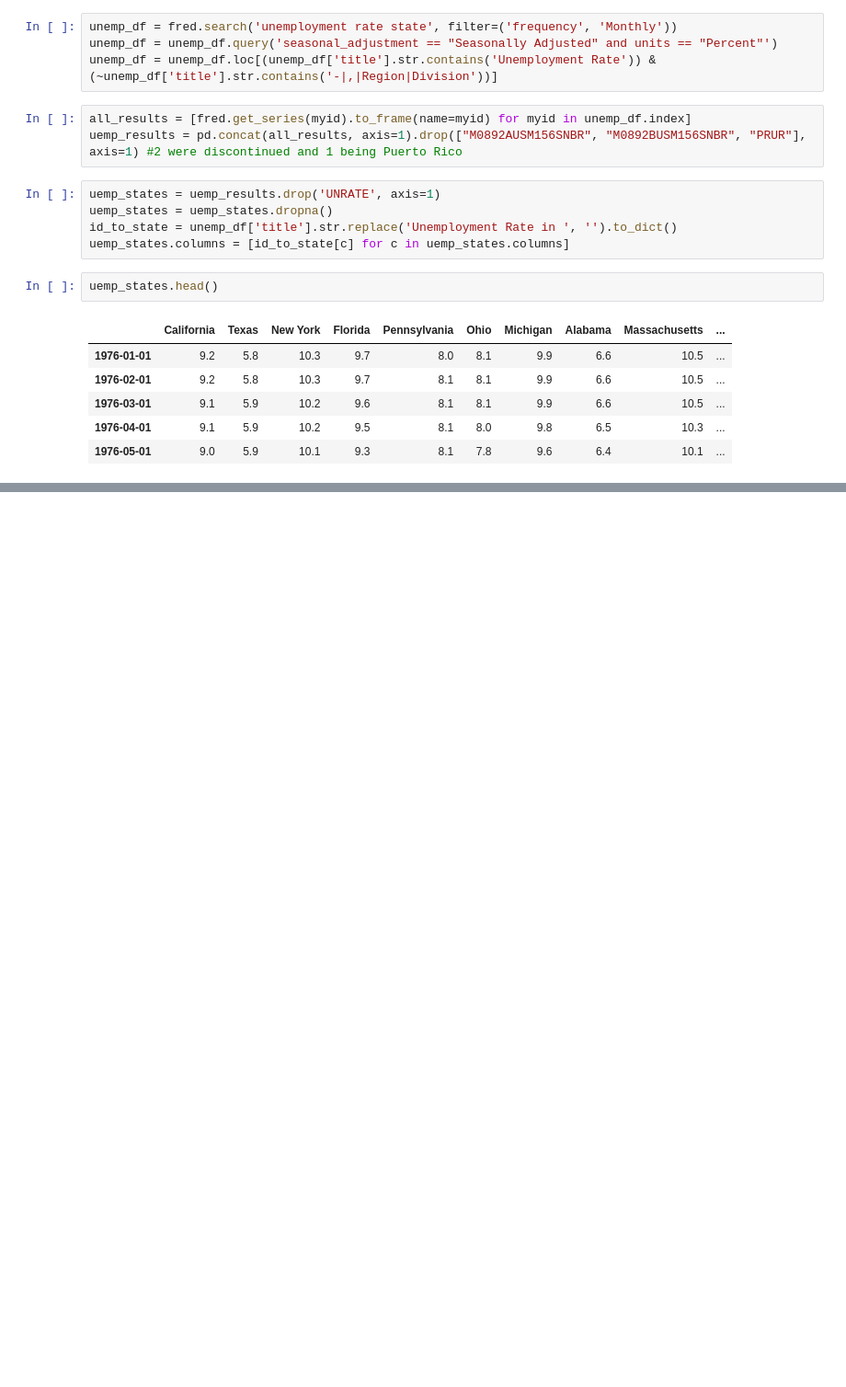
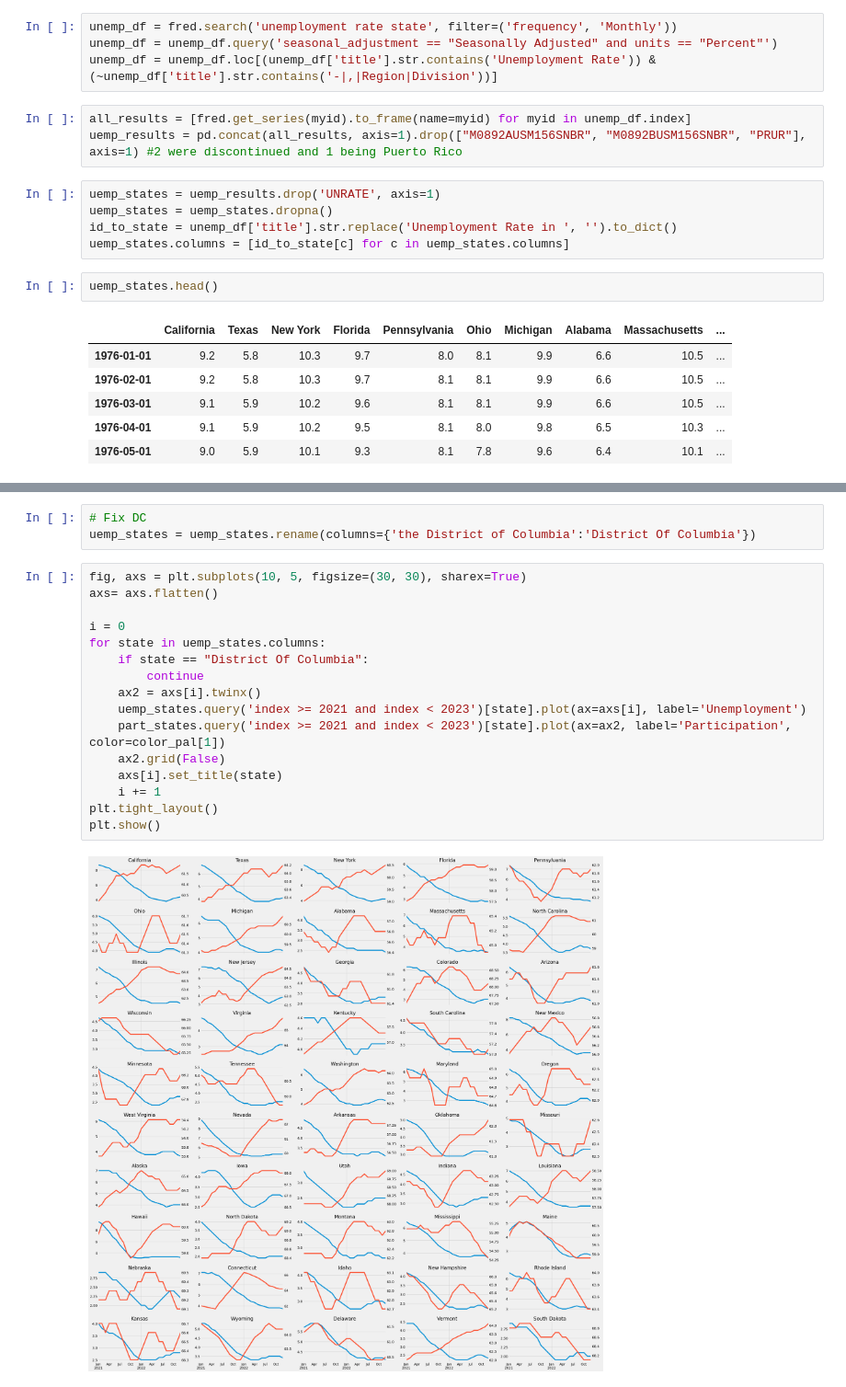
Before and after one commit to unbenounced/economic-analysis, a Jupyter notebook: economic-analysis.ipynb, the cells around one changed output, grey strips where cells are left out. Shown at 92% size. Saved outputs shown, nothing was run; the diff lists cells and outputs as text; blank space fills up the shorter version.

Commit message:
subplotted us states participation vs employment

```diff
--- a/economic-analysis.ipynb
+++ b/economic-analysis.ipynb
@@ -153,0 +151,21 @@ plt.show()
+# %%
+# Fix DC
+uemp_states = uemp_states.rename(columns={'the District of Columbia':'District Of Columbia'})
+# %%
+fig, axs = plt.subplots(10, 5, figsize=(30, 30), sharex=True)
+axs= axs.flatten()
+
+i = 0
+for state in uemp_states.columns:
+    if state == "District Of Columbia":
+        continue
+    ax2 = axs[i].twinx()
+    uemp_states.query('index >= 2021 and index < 2023')[state].plot(ax=axs[i], label='Unemployment')
+    part_states.query('index >= 2021 and index < 2023')[state].plot(ax=ax2, label='Participation', color=color_pal[1])
+    ax2.grid(False)
+    axs[i].set_title(state)
+    i += 1
+plt.tight_layout()
+plt.show()
+# %% [output]
+[figure, added]
```
Also changed, not shown: parts of 18 cells of this notebook, 1 other file.
